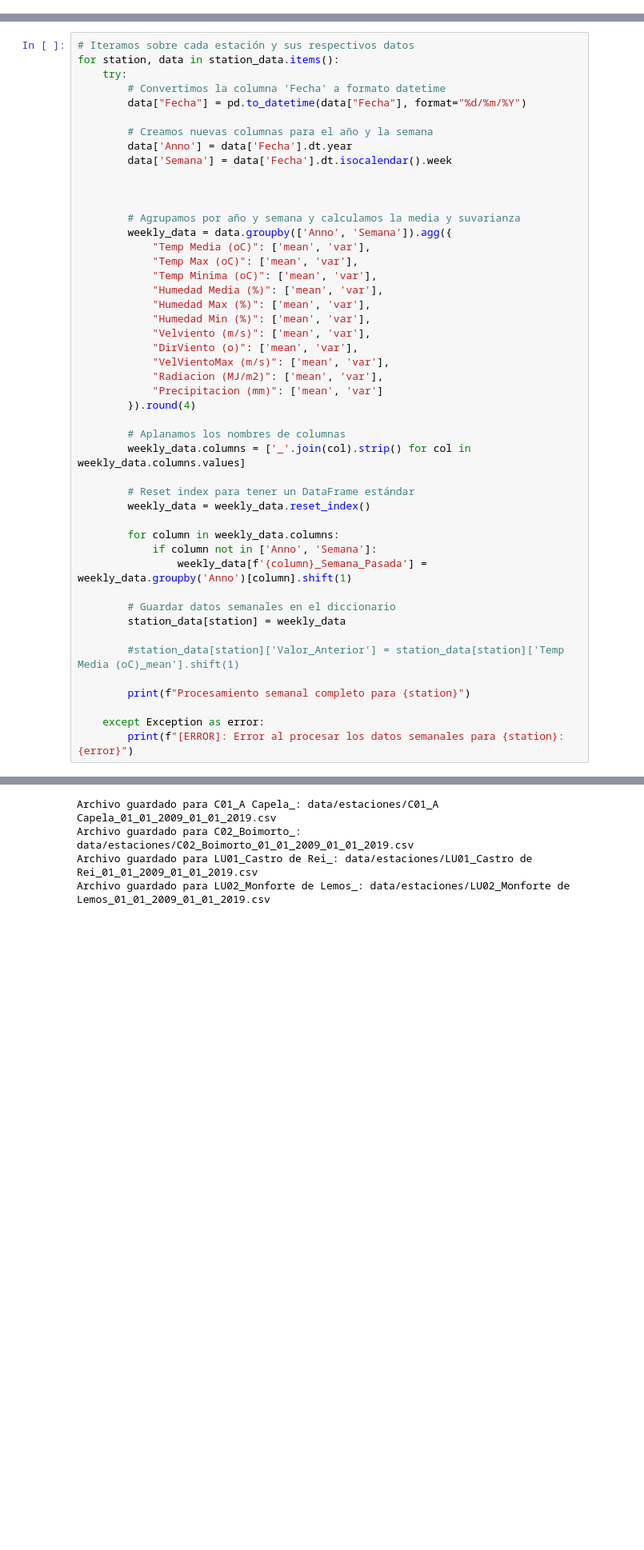
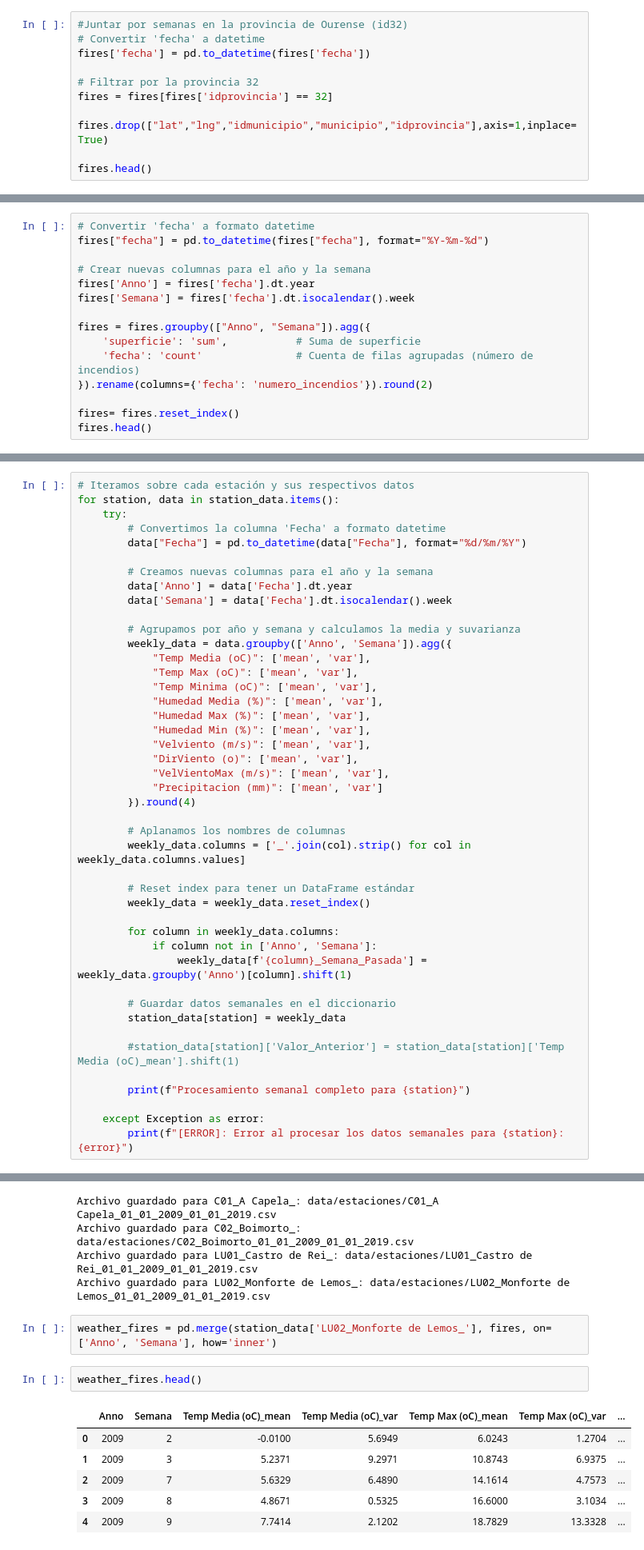
Before and after one commit to JozsefIvanGafo/4-Year-Q1-iao-project-Prediction-of-Forest-fires-in-Galicia-Spain2024-UC3M, a Jupyter notebook: prediction_of_forest_fires_in_Galicia.ipynb, the cells around one changed output, grey strips where cells are left out. Shown at 80% size. Drawn from its saved outputs; the diff is of its cells as text; blank space fills up the shorter version.

```diff
--- a/prediction_of_forest_fires_in_Galicia.ipynb
+++ b/prediction_of_forest_fires_in_Galicia.ipynb
@@ -141,0 +162,11 @@ fires.head()
+# %%
+#Juntar por semanas en la provincia de Ourense (id32)
+# Convertir 'fecha' a datetime
+fires['fecha'] = pd.to_datetime(fires['fecha'])
+
+# Filtrar por la provincia 32
+fires = fires[fires['idprovincia'] == 32]
+
+fires.drop(["lat","lng","idmunicipio","municipio","idprovincia"],axis=1,inplace=True)
+
+fires.head()
@@ -141,0 +180,15 @@ fires.head()
+# %%
+# Convertir 'fecha' a formato datetime
+fires["fecha"] = pd.to_datetime(fires["fecha"], format="%Y-%m-%d")
+
+# Crear nuevas columnas para el año y la semana
+fires['Anno'] = fires['fecha'].dt.year
+fires['Semana'] = fires['fecha'].dt.isocalendar().week
+
+fires = fires.groupby(["Anno", "Semana"]).agg({
+    'superficie': 'sum',           # Suma de superficie
+    'fecha': 'count'               # Cuenta de filas agrupadas (número de incendios)
+}).rename(columns={'fecha': 'numero_incendios'}).round(2)
+
+fires= fires.reset_index()
+fires.head()
@@ -236,8 +310,6 @@ for station, data in station_data.items():
         # Creamos nuevas columnas para el año y la semana
         data['Anno'] = data['Fecha'].dt.year
         data['Semana'] = data['Fecha'].dt.isocalendar().week
-
-
 
         # Agrupamos por año y semana y calculamos la media y suvarianza
         weekly_data = data.groupby(['Anno', 'Semana']).agg({
@@ -250,7 +322,6 @@ for station, data in station_data.items():
             "Velviento (m/s)": ['mean', 'var'],
             "DirViento (o)": ['mean', 'var'],
             "VelVientoMax (m/s)": ['mean', 'var'],
-            "Radiacion (MJ/m2)": ['mean', 'var'],
             "Precipitacion (mm)": ['mean', 'var']
         }).round(4)
 
@@ -299,3 +370,14 @@ Archivo guardado para C01_A Capela_: data/estaciones/C01_A Capela_01_01_2009_01_
 Archivo guardado para C02_Boimorto_: data/estaciones/C02_Boimorto_01_01_2009_01_01_2019.csv
 Archivo guardado para LU01_Castro de Rei_: data/estaciones/LU01_Castro de Rei_01_01_2009_01_01_2019.csv
 Archivo guardado para LU02_Monforte de Lemos_: data/estaciones/LU02_Monforte de Lemos_01_01_2009_01_01_2019.csv
+# %%
+weather_fires = pd.merge(station_data['LU02_Monforte de Lemos_'], fires, on=['Anno', 'Semana'], how='inner')
+# %%
+weather_fires.head()
+# %% [output]
+|  | Anno | Semana | Temp Media (oC)_mean | Temp Media (oC)_var | Temp Max (oC)_mean | Temp Max (oC)_var | ... |
+| 0 | 2009 | 2 | -0.0100 | 5.6949 | 6.0243 | 1.2704 | ... |
+| 1 | 2009 | 3 | 5.2371 | 9.2971 | 10.8743 | 6.9375 | ... |
+| 2 | 2009 | 7 | 5.6329 | 6.4890 | 14.1614 | 4.7573 | ... |
+| 3 | 2009 | 8 | 4.8671 | 0.5325 | 16.6000 | 3.1034 | ... |
+| 4 | 2009 | 9 | 7.7414 | 2.1202 | 18.7829 | 13.3328 | ... |
```
Also changed, not shown: parts of 18 cells of this notebook, 2 other files.
